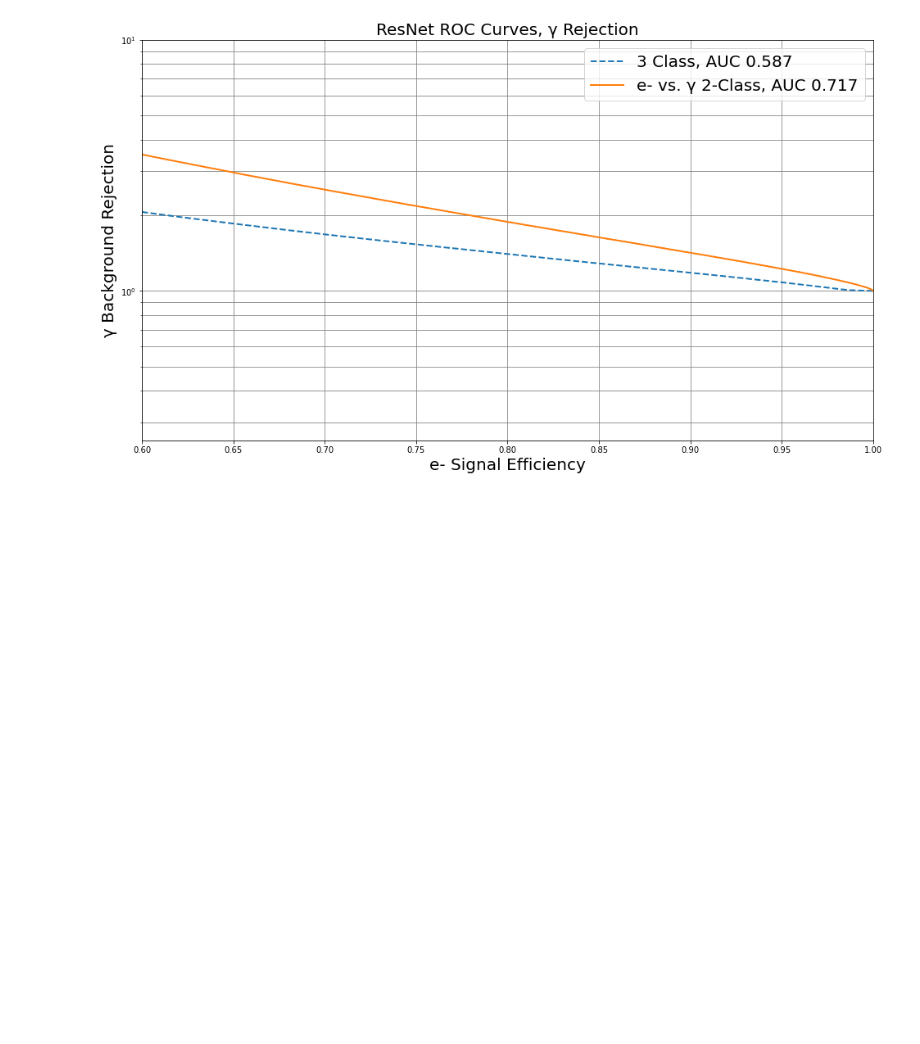
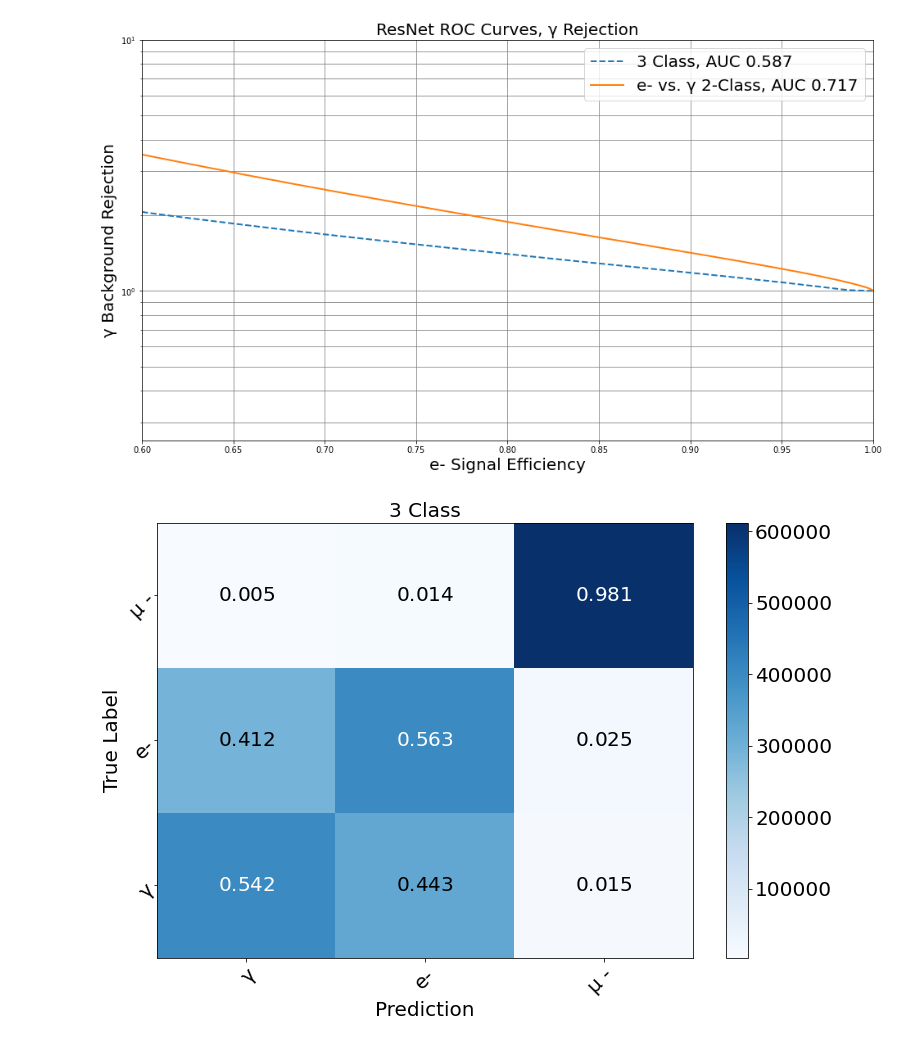
Before and after one commit to WatChMaL/CNN, a Jupyter notebook: ResNet_Analysis/Final Summary Plotting.ipynb, the cells around one changed output. Drawn from its saved outputs; the diff is of its cells as text; code cells hidden in the pictures; blank space fills up the shorter version.

Commit message:
more summary plotting

```diff
--- a/ResNet_Analysis/Final Summary Plotting.ipynb
+++ b/ResNet_Analysis/Final Summary Plotting.ipynb
@@ -69,6 +69,10 @@ fprs, tprs, thresholds = zip(*[prep_roc_data(collapsed_3class_scores,collapsed_3
                                prep_roc_data(test_output[2]['softmax'],test_output[2]['labels'],
                                 'rejection',muon_softmax_index_dict,"e/gamma","mu"),
                               ])
+# %%
+plot_confusion_matrix(test_output[0]['labels'],test_output[0]['predicted_labels'],['\u03B3','e-','\u03BC -'],title=run_names[0])
+# %% [output]
+[figure, added]
 # %%
 fig, ax = plt.subplots(figsize=(16,9),facecolor="w")
 roc_metrics = plot_multiple_ROC((fprs, tprs, thresholds),'rejection', ["e/gamma", "mu"],
```
Also changed, not shown: parts of 1 cell of this notebook, 1 other file.
